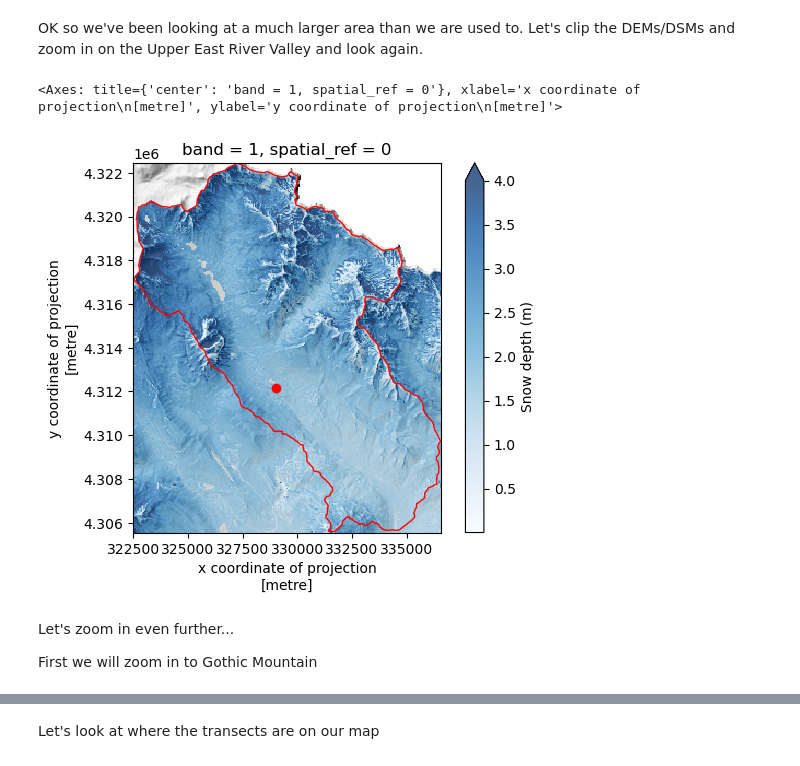
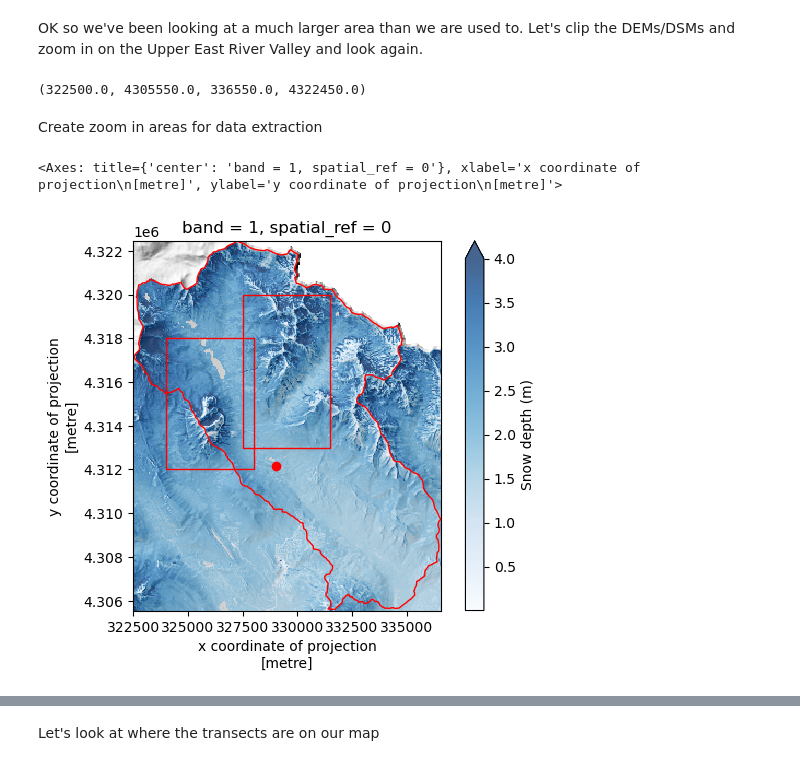
Before and after one commit to Mountain-Hydrology-Research-Group/snow-hydrology, a Jupyter notebook: modules/lab6/lab6-2.ipynb, the cells around one changed output, grey strips where cells are left out. Cells and saved outputs as stored; diff of their text form; code cells hidden in the pictures.

```diff
--- a/modules/lab6/lab6-2.ipynb
+++ b/modules/lab6/lab6-2.ipynb
@@ -117,17 +120,26 @@ hillshade_clipped = hillshade.rio.clip_box(
 snowdepth_clipped = snowdepth.rio.clip_box(
     *upper_east_river_polygon.geometry.iloc[0].bounds
 )
+# %%
+snowdepth_clipped.rio.bounds()
+# %% [output]
+(322500.0, 4305550.0, 336550.0, 4322450.0)
+# %% [markdown]
+Create zoom in areas for data extraction
+# %%
+from shapely.geometry import box
+
+gothic_zoom_in_area = gpd.GeoDataFrame(geometry=[box(324000, 4.312e6, 328000, 4.318e6)])
+copper_zoom_in_area = gpd.GeoDataFrame(geometry=[box(327500, 4.313e6, 331500, 4.320e6)])
 # %%
 fig, ax = plt.subplots()
 hillshade_clipped.squeeze().plot(cmap='Greys_r', add_colorbar=False, ax=ax)
 snowdepth_clipped.squeeze().plot(cmap='Blues', alpha=0.75, vmax=4, cbar_kwargs={'label': "Snow depth (m)"}, ax=ax)
 plt.gca().set_aspect('equal') # so that the axes are sized correctly
 kps_loc.plot(color='red', ax=ax)
 upper_east_river_polygon.plot(edgecolor='red', facecolor='None', ax=ax)
+gothic_zoom_in_area.plot(edgecolor='red', facecolor='None', ax=ax)
+copper_zoom_in_area.plot(edgecolor='red', facecolor='None', ax=ax)
 # %% [output]
 <Axes: title={'center': 'band = 1, spatial_ref = 0'}, xlabel='x coordinate of projection\n[metre]', ylabel='y coordinate of projection\n[metre]'>
-[figure, old version]
+[figure, new version]
-# %% [markdown]
-Let's zoom in even further...
-
-First we will zoom in to Gothic Mountain
```
Also changed, not shown: parts of 43 cells of this notebook, 5 other files.
